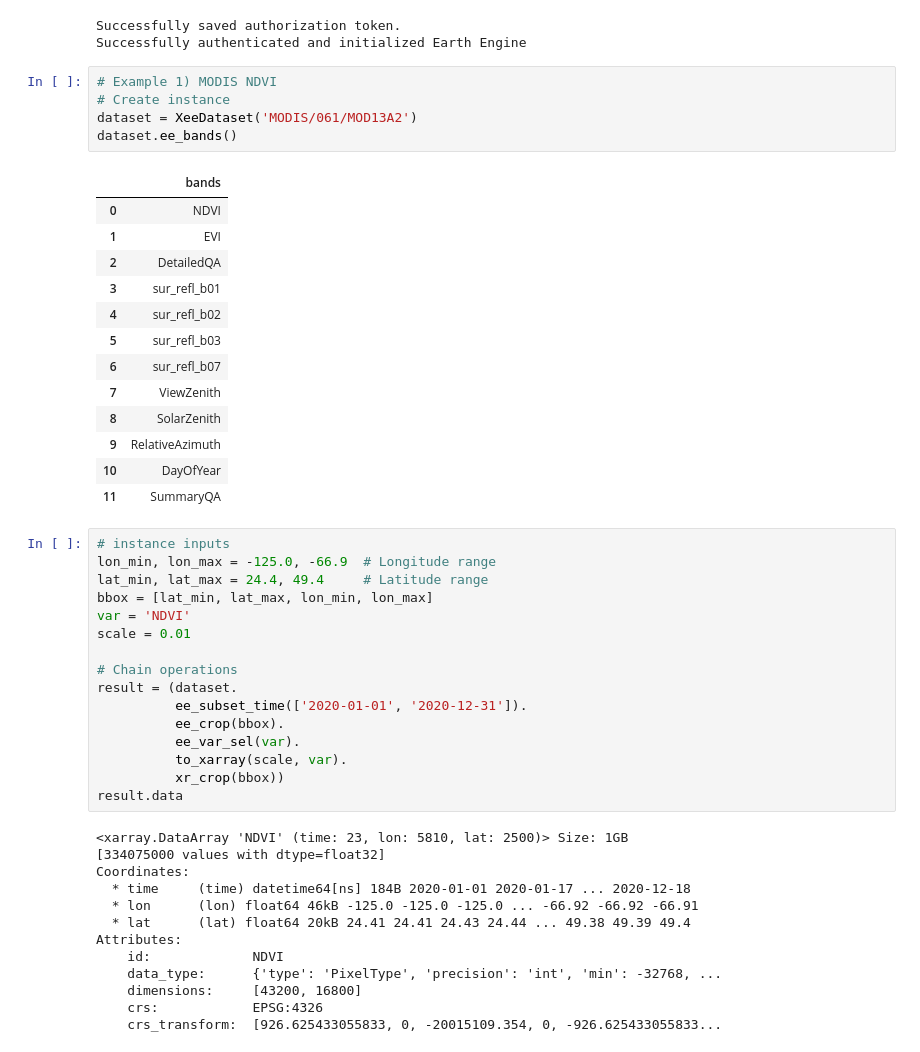
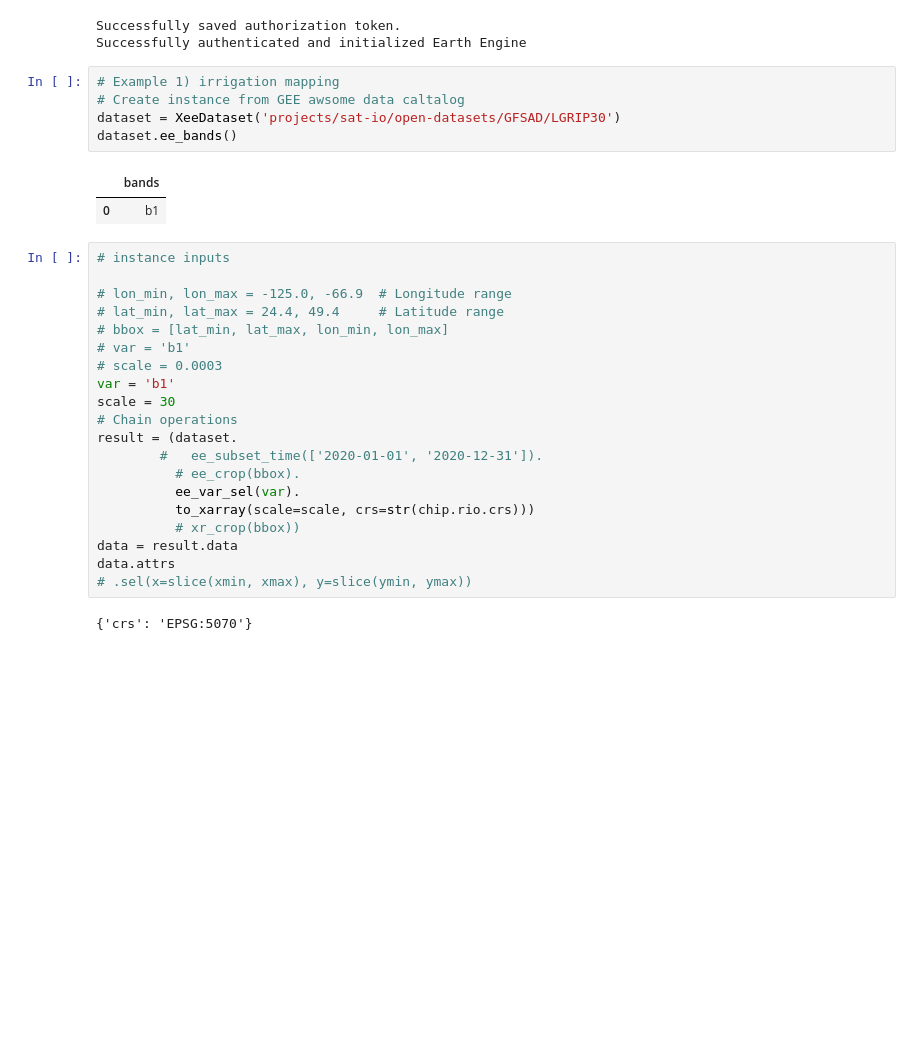
Before and after one commit to ejalilva/gee_tools, a Jupyter notebook: Examples/example_usage_irrigation.ipynb, the cells around one changed output. Drawn from its saved outputs; the diff is of its cells as text; blank space fills up the shorter version.

Commit message:
added an example for reading data form GEE awesome catalog and using another raster to change crs

```diff
--- a/Examples/example_usage_irrigation.ipynb
+++ b/Examples/example_usage_irrigation.ipynb
@@ -12,50 +9,32 @@ The authorization workflow will generate a code, which you should paste in the b
 Successfully saved authorization token.
 Successfully authenticated and initialized Earth Engine
 # %%
-# Example 1) MODIS NDVI
-# Create instance
-dataset = XeeDataset('MODIS/061/MOD13A2')
+# Example 1) irrigation mapping
+# Create instance from GEE awsome data caltalog
+dataset = XeeDataset('projects/sat-io/open-datasets/GFSAD/LGRIP30')
 dataset.ee_bands()
 # %% [output]
 |  | bands |
-| 0 | NDVI |
-| 1 | EVI |
-| 2 | DetailedQA |
-| 3 | sur_refl_b01 |
-| 4 | sur_refl_b02 |
-| 5 | sur_refl_b03 |
-| 6 | sur_refl_b07 |
-| 7 | ViewZenith |
-| 8 | SolarZenith |
-| 9 | RelativeAzimuth |
-| 10 | DayOfYear |
-| 11 | SummaryQA |
+| 0 | b1 |
 # %%
 # instance inputs
-lon_min, lon_max = -125.0, -66.9  # Longitude range
-lat_min, lat_max = 24.4, 49.4     # Latitude range
-bbox = [lat_min, lat_max, lon_min, lon_max]
-var = 'NDVI'
-scale = 0.01
 
+# lon_min, lon_max = -125.0, -66.9  # Longitude range
+# lat_min, lat_max = 24.4, 49.4     # Latitude range
+# bbox = [lat_min, lat_max, lon_min, lon_max]
+# var = 'b1'
+# scale = 0.0003
+var = 'b1'
+scale = 30
 # Chain operations
 result = (dataset.
-          ee_subset_time(['2020-01-01', '2020-12-31']).
-          ee_crop(bbox).
+        #   ee_subset_time(['2020-01-01', '2020-12-31']).
+          # ee_crop(bbox).
           ee_var_sel(var).
-          to_xarray(scale, var).
-          xr_crop(bbox))
-result.data
+          to_xarray(scale=scale, crs=str(chip.rio.crs)))
+          # xr_crop(bbox))
+data = result.data
+data.attrs
+# .sel(x=slice(xmin, xmax), y=slice(ymin, ymax))
 # %% [output]
-<xarray.DataArray 'NDVI' (time: 23, lon: 5810, lat: 2500)> Size: 1GB
-[334075000 values with dtype=float32]
-Coordinates:
-  * time     (time) datetime64[ns] 184B 2020-01-01 2020-01-17 ... 2020-12-18
-  * lon      (lon) float64 46kB -125.0 -125.0 -125.0 ... -66.92 -66.92 -66.91
-  * lat      (lat) float64 20kB 24.41 24.41 24.43 24.44 ... 49.38 49.39 49.4
-Attributes:
-    id:             NDVI
-    data_type:      {'type': 'PixelType', 'precision': 'int', 'min': -32768, ...
-    dimensions:     [43200, 16800]
-    crs:            EPSG:4326
-    crs_transform:  [926.625433055833, 0, -20015109.354, 0, -926.625433055833...
+{'crs': 'EPSG:5070'}
```
Also changed, not shown: parts of 13 cells of this notebook.
